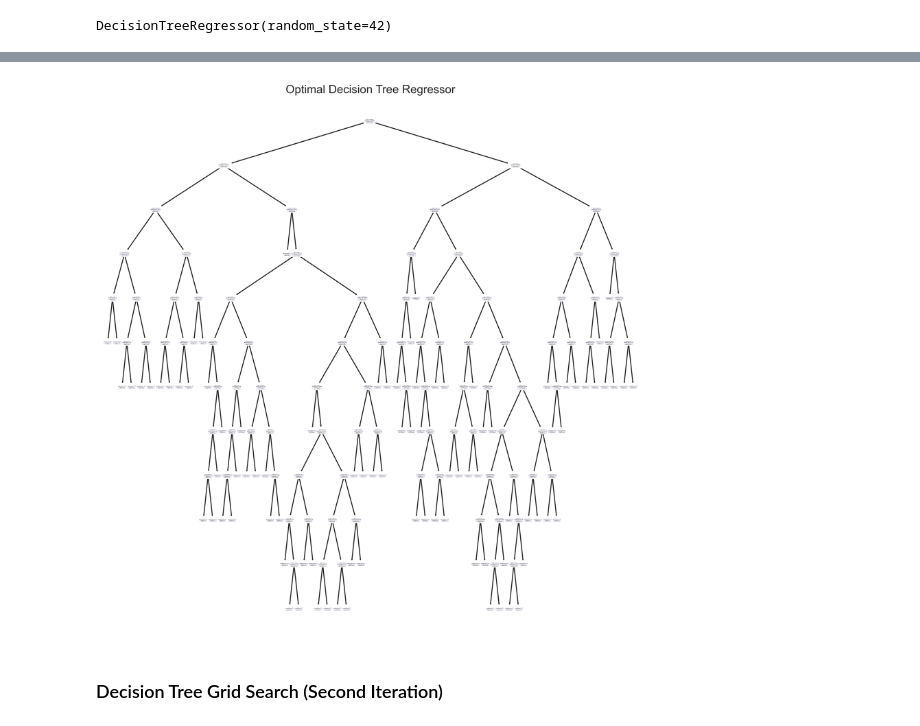
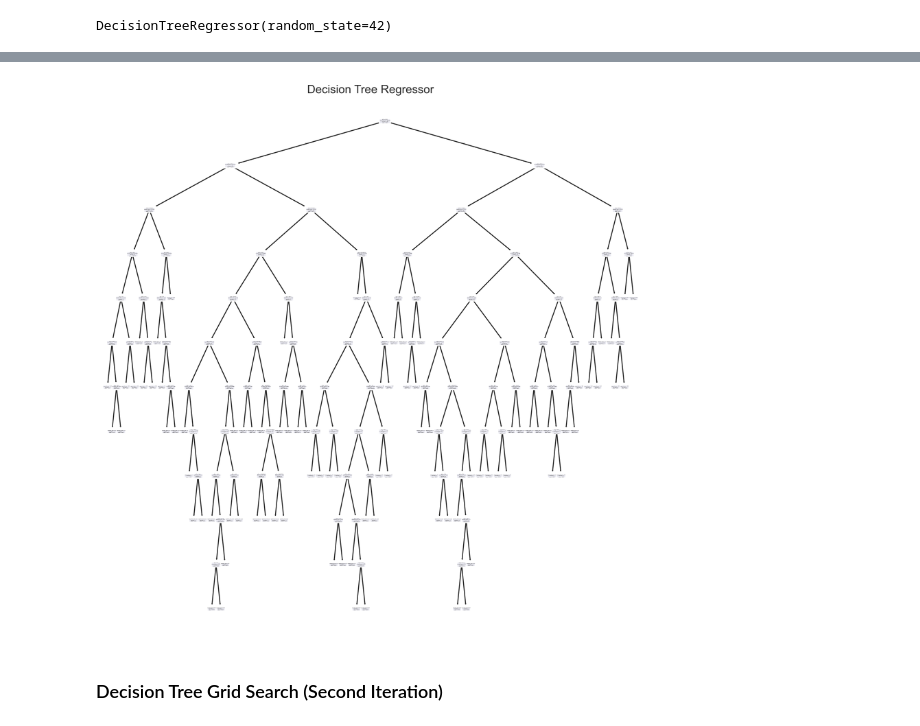
Before and after one commit to Jerfson09/Machine-Learning-Edu, a Jupyter notebook: Machine_learning_edu.ipynb, the cells around one changed output, grey strips where cells are left out. Drawn from its saved outputs; the diff is of its cells as text; code cells hidden in the pictures.

```diff
--- a/Machine_learning_edu.ipynb
+++ b/Machine_learning_edu.ipynb
@@ -644,4 +646,6 @@ features.rename(columns={'Student Id':'StudentId','ESE Status':'ESE', 'Final thi
                           'Quarter 1 Week 6 Assessment':'Quarter 1 Assessment 3', 'Quarter 1 Week 7 Assessment': 'Quarter 1 Assessment 4', 'Quarter 1 Week 8 Assessment': 'Quarter 1 Assessment 5',
                              'Quarter 2 Week 1 Assessment': 'Quarter 2 Assessment 1',  'Quarter 2 Week 2 Assessment': 'Quarter 2 Assessment 2', 'Quarter 2 Week 3 and 4 Assessment': 'Quarter 2 Assessment 3',
                                 'Quarter 2 Week 5 Assessment': 'Quarter 2 Assessment 4','Quarter 2 Week 6 Assessment': 'Quarter 2 Assessment 5'},inplace=True)
+# %%
+features_new=features.select_dtypes(include=np.number)
 # %%
@@ -669,7 +673,7 @@ Removing all assessments, test, and grades that occur after the mid-year assessm
 # %% [markdown]
 ### One Hot Encoder
 # %%
-features_enc = pd.get_dummies(features, dtype=int)
+features_enc = pd.get_dummies(features_new, dtype=int)
 features_enc
 # %% [output]
 |  | StudentId | Absence | Suspended | Previous Year Final Score | Diagnostic | Quarter 1 Assessment 1 | ... |
@@ -712,2 +716,0 @@ features_enc.shape
-# %%
-target = biscayne['Fourth Grade mid-year FAST Scores']
@@ -738,7 +724,7 @@ target_enc.shape
 # split into training and test sets
 from sklearn.model_selection import train_test_split
 X = features_enc
-y =target_enc
+y =target
 
 X_train, X_test,y_train, y_test  = train_test_split(X,y,test_size=0.1, random_state=42)
 X_train.shape, X_test.shape,y_train.shape, y_test.shape
@@ -1128,11 +1122,11 @@ Decision Tree Absolute Error 10.538461538461538
 # %%
 from sklearn import tree
 fig, axes = plt.subplots(nrows = 1, ncols = 1, figsize = (10, 10), dpi =300)
 tree.plot_tree(dgr)
-plt.title('Optimal Decision Tree Regressor')
+plt.title('Decision Tree Regressor')
 plt.show()
 # %% [output]
-[figure, old version]
+[figure, new version]
 # %% [markdown]
 ### Decision Tree Grid Search (Second Iteration)
 # %%
```
Also changed, not shown: parts of 85 cells of this notebook, 4 other files.
